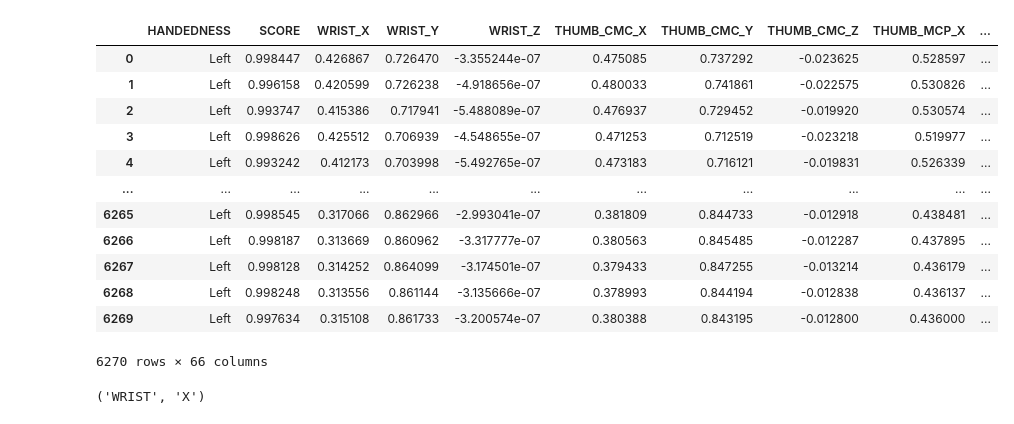
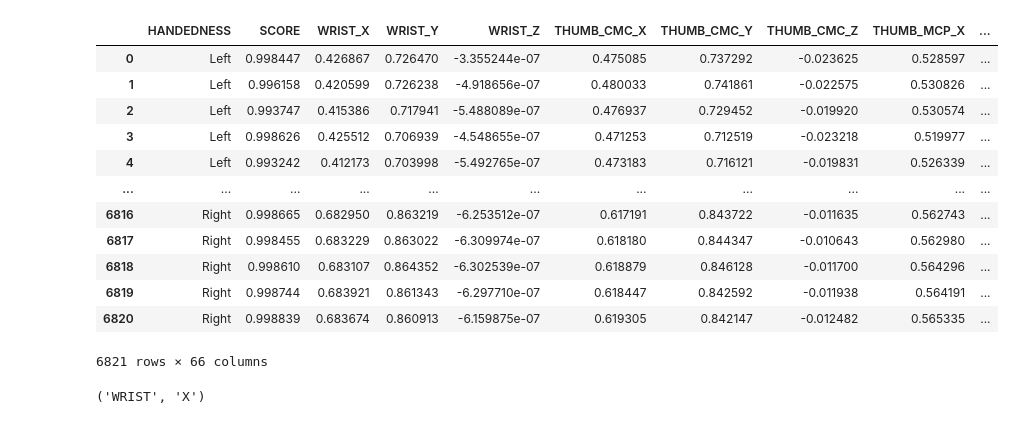
Before and after one commit to jordiyapz/yes-capture, a Jupyter notebook: notebooks/3_dataset_visualization.ipynb, the cells around one changed output. Saved outputs shown, nothing was run; the diff lists cells and outputs as text; code cells hidden in the pictures.

```diff
--- a/notebooks/3_dataset_visualization.ipynb
+++ b/notebooks/3_dataset_visualization.ipynb
@@ -7,23 +6,30 @@ from IPython.display import HTML
 
 import matplotlib as mpl
 from matplotlib import pyplot as plt, cm, animation
+# %%
+from dotenv import dotenv_values
+from pathlib import Path
+config = dotenv_values('.config')
+data_path = Path(config['DATA_PATH'])
+dataset_path = data_path/'processed/v1'
+visualization_path = data_path/'visualizations'
 # %%
-landmark_ds = pd.read_csv('Landmark Dataset.csv')
+landmark_ds = pd.read_csv(dataset_path/'Landmark Dataset.csv')
 landmark_ds
 # %% [output]
 |  | HANDEDNESS | SCORE | WRIST_X | WRIST_Y | WRIST_Z | THUMB_CMC_X | THUMB_CMC_Y | THUMB_CMC_Z | THUMB_MCP_X | ... |
 | 0 | Left | 0.998447 | 0.426867 | 0.726470 | -3.355244e-07 | 0.475085 | 0.737292 | -0.023625 | 0.528597 | ... |
 | 1 | Left | 0.996158 | 0.420599 | 0.726238 | -4.918656e-07 | 0.480033 | 0.741861 | -0.022575 | 0.530826 | ... |
 | 2 | Left | 0.993747 | 0.415386 | 0.717941 | -5.488089e-07 | 0.476937 | 0.729452 | -0.019920 | 0.530574 | ... |
 | 3 | Left | 0.998626 | 0.425512 | 0.706939 | -4.548655e-07 | 0.471253 | 0.712519 | -0.023218 | 0.519977 | ... |
 | 4 | Left | 0.993242 | 0.412173 | 0.703998 | -5.492765e-07 | 0.473183 | 0.716121 | -0.019831 | 0.526339 | ... |
 | ... | ... | ... | ... | ... | ... | ... | ... | ... | ... | ... |
-| 6265 | Left | 0.998545 | 0.317066 | 0.862966 | -2.993041e-07 | 0.381809 | 0.844733 | -0.012918 | 0.438481 | ... |
-| 6266 | Left | 0.998187 | 0.313669 | 0.860962 | -3.317777e-07 | 0.380563 | 0.845485 | -0.012287 | 0.437895 | ... |
-| 6267 | Left | 0.998128 | 0.314252 | 0.864099 | -3.174501e-07 | 0.379433 | 0.847255 | -0.013214 | 0.436179 | ... |
-| 6268 | Left | 0.998248 | 0.313556 | 0.861144 | -3.135666e-07 | 0.378993 | 0.844194 | -0.012838 | 0.436137 | ... |
-| 6269 | Left | 0.997634 | 0.315108 | 0.861733 | -3.200574e-07 | 0.380388 | 0.843195 | -0.012800 | 0.436000 | ... |
+| 6816 | Right | 0.998665 | 0.682950 | 0.863219 | -6.253512e-07 | 0.617191 | 0.843722 | -0.011635 | 0.562743 | ... |
+| 6817 | Right | 0.998455 | 0.683229 | 0.863022 | -6.309974e-07 | 0.618180 | 0.844347 | -0.010643 | 0.562980 | ... |
+| 6818 | Right | 0.998610 | 0.683107 | 0.864352 | -6.302539e-07 | 0.618879 | 0.846128 | -0.011700 | 0.564296 | ... |
+| 6819 | Right | 0.998744 | 0.683921 | 0.861343 | -6.297710e-07 | 0.618447 | 0.842592 | -0.011938 | 0.564191 | ... |
+| 6820 | Right | 0.998839 | 0.683674 | 0.860913 | -6.159875e-07 | 0.619305 | 0.842147 | -0.012482 | 0.565335 | ... |
-6270 rows × 66 columns
+6821 rows × 66 columns
 # %%
 def split_kp_name(text:str):
     found = re.findall('(\w+)_([XYZ])', text)
```
Also changed, not shown: parts of 2 cells of this notebook.
